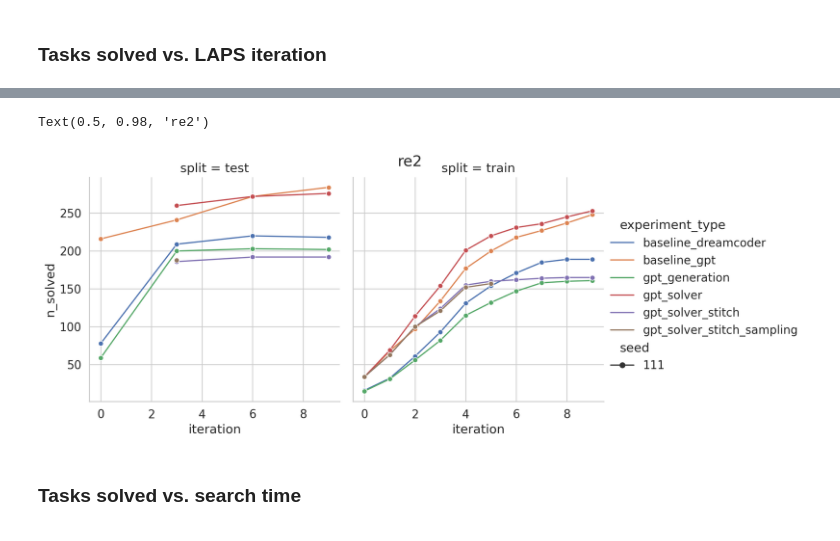
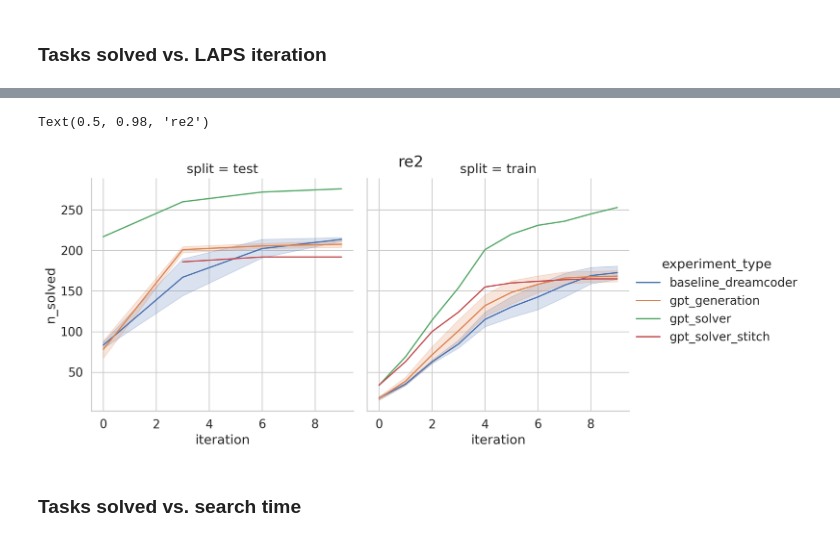
Before and after one commit to gabegrand/lilo, a Jupyter notebook: analysis/analyze_synthesis_experiment.ipynb, the cells around one changed output, grey strips where cells are left out. Saved outputs shown, nothing was run; the diff lists cells and outputs as text; code cells hidden in the pictures.

```diff
--- a/analysis/analyze_synthesis_experiment.ipynb
+++ b/analysis/analyze_synthesis_experiment.ipynb
@@ -159,18 +168,19 @@ Text(0.5, 1.0, 're2')
-# %%
-sns.relplot(
-    data=df_results.query("seed == 111"),
-    kind="line",
-    col="split",
-    x="iteration",
-    y="n_solved",
-    hue="experiment_type",
-    style="seed",
-    markers=True,
-)
-plt.suptitle(f"{DOMAIN}")
-# %% [output]
-Text(0.5, 0.98, 're2')
-[figure, removed]
+# %%
+sns.relplot(
+    data=df_results,
+    kind="line",
+    col="split",
+    x="iteration",
+    y="n_solved",
+    hue="experiment_type",
+    # style="seed",
+    markers=True,
+    errorbar="se"
+)
+plt.suptitle(f"{DOMAIN}")
+# %% [output]
+Text(0.5, 0.98, 're2')
+[figure, added]
 # %% [markdown]
 ### Tasks solved vs. search time
 # %%
```
Also changed, not shown: parts of 8 cells of this notebook.
